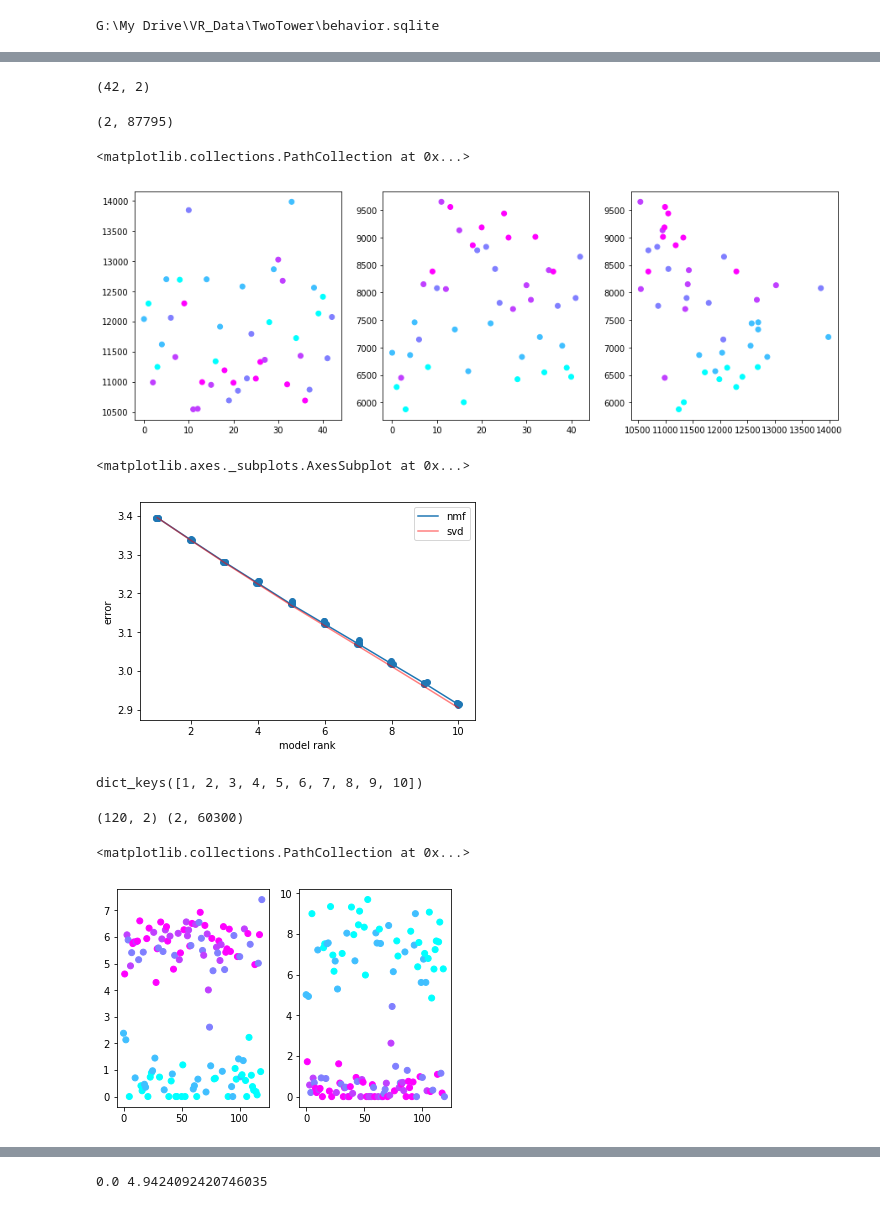
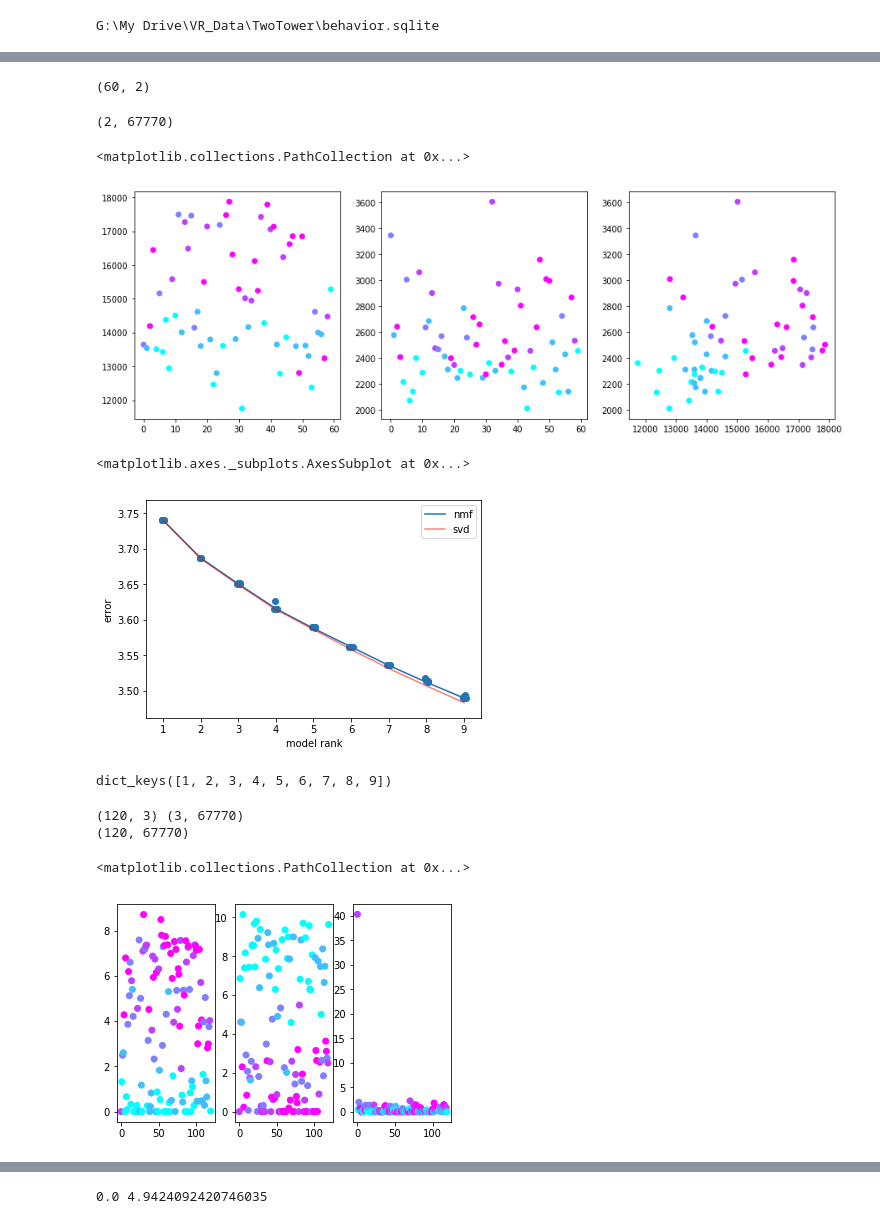
Before and after one commit to GiocomoLab/MightyMorphingPhotonRangers, a Jupyter notebook: NMF/NMFdebugging.ipynb, the cells around one changed output, grey strips where cells are left out. Saved outputs shown, nothing was run; the diff lists cells and outputs as text; code cells hidden in the pictures.

```diff
--- a/NMF/NMFdebugging.ipynb
+++ b/NMF/NMFdebugging.ipynb
@@ -27,7 +24,7 @@ The autoreload extension is already loaded. To reload it, use:
 df = pp.load_session_db()
 df = df[df['Imaging']==1]
 df = df.sort_values(['MouseName','DateTime','SessionNumber'])
-mouse = '4222153.2'
+mouse = '4139265.4'
 df_mouse = df[df['MouseName'].str.match(mouse)]
 df_mouse = df_mouse[df_mouse['Track'].str.match('TwoTower_noTimeout') | df_mouse['Track'].str.match('TwoTower_Timeout')|
                    df_mouse['Track'].str.match('TwoTower_foraging')]
@@ -90,12 +93,12 @@ W = nmf_basic.fit_transform(S_flatmat[trialmask,:])
 # %%
 print(W.shape)
 # %% [output]
-(42, 2)
+(60, 2)
 # %%
 H = nmf_basic.components_
 print(H.shape)
 # %% [output]
-(2, 87795)
+(2, 67770)
 # %%
 What = np.matmul(S_flatmat[~trialmask,:],H.T)
 # %%
@@ -107,34 +110,37 @@ ax[2].scatter(What[:,0],What[:,1],c=trial_info['morphs'][~trialmask],cmap='cool'
 # f.savefig('discreteeg.pdf',format='pdf')
 # %% [output]
 <matplotlib.collections.PathCollection at 0x...>
-[figure, old version]
+[figure, new version]
 # %%
 
-results = nmf.fit_ensemble(S_flatmat[trialmask,:],np.arange(1,11),n_replicates=5)
+results = nmf.fit_ensemble(S_flatmat,np.arange(1,10),n_replicates=5)
 # %%
 import plots
 plots.plot_rmse(results)
 # %% [output]
 <matplotlib.axes._subplots.AxesSubplot at 0x...>
-[figure, old version]
+[figure, new version]
 # %%
 print(results.keys())
 # %% [output]
-dict_keys([1, 2, 3, 4, 5, 6, 7, 8, 9, 10])
+dict_keys([1, 2, 3, 4, 5, 6, 7, 8, 9])
 # %%
-W,H = results[2]['factors'][0][0], results[2]['factors'][0][1]
+W,H = results[3]['factors'][0][0], results[3]['factors'][0][1]
 # %%
 print(W.shape,H.shape)
+print(S_flatmat.shape)
 # %% [output]
-(120, 2) (2, 60300)
+(120, 3) (3, 67770)
+(120, 67770)
 # %%
-f,ax = plt.subplots(1,2)
+f,ax = plt.subplots(1,3)
 xarr = np.arange(W.shape[0])
 ax[0].scatter(xarr,W[:,0],c=trial_info['morphs'],cmap='cool')
 ax[1].scatter(xarr,W[:,1],c=trial_info['morphs'],cmap='cool')
+ax[2].scatter(xarr,W[:,2],c=trial_info['morphs'],cmap='cool')
 # %% [output]
 <matplotlib.collections.PathCollection at 0x...>
-[figure, old version]
+[figure, new version]
 # %%
 f,ax = plt.subplots()
 ax.scatter(W[:,0],W[:,1],c=trial_info['morphs'],cmap='cool')
```
Also changed, not shown: parts of 18 cells of this notebook, 6 other files.
